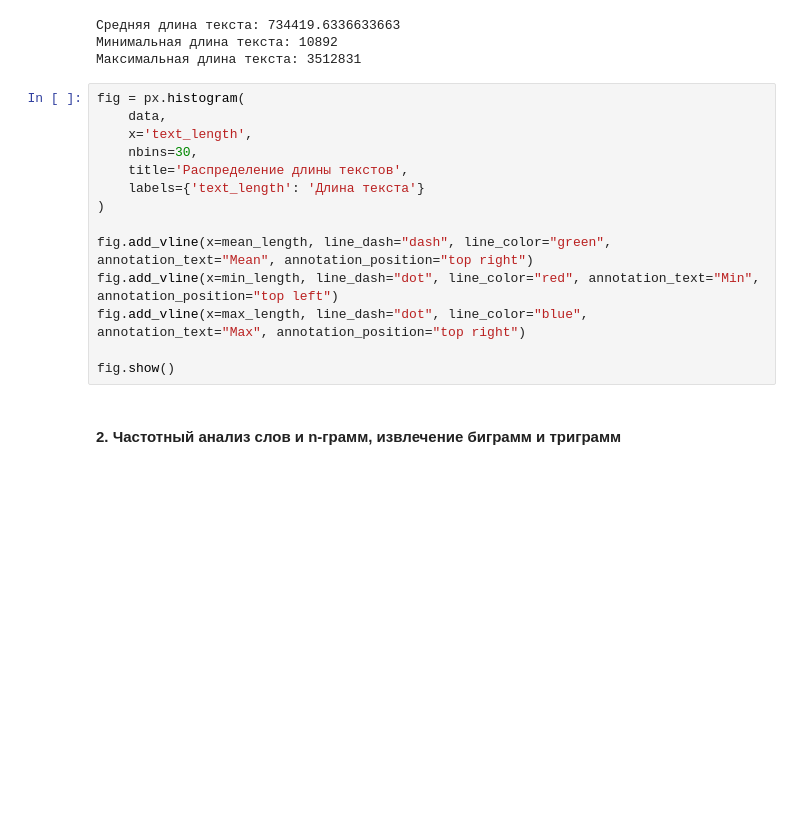
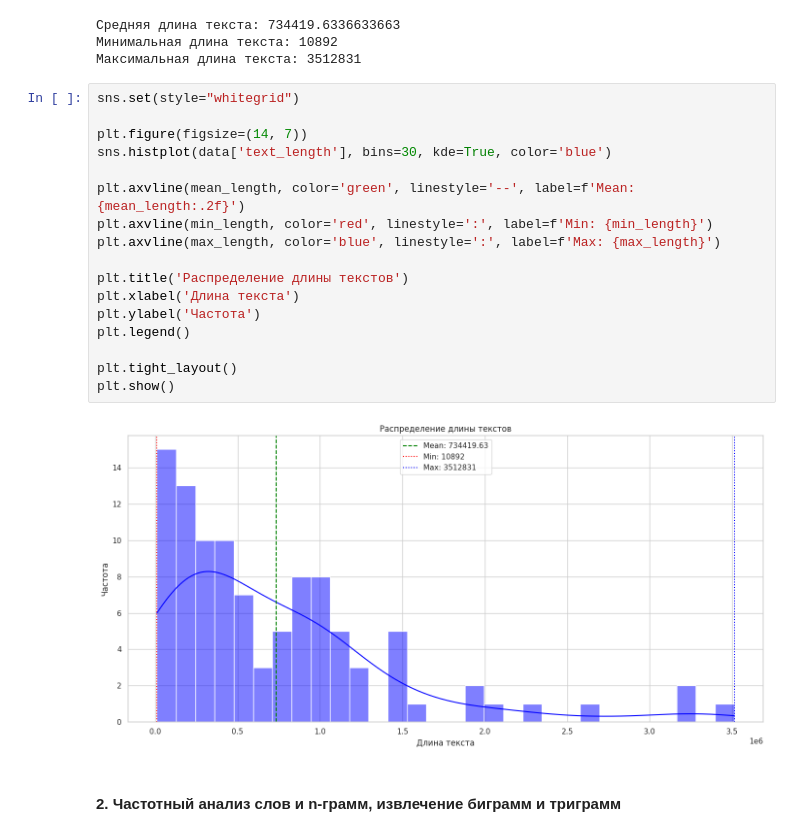
Before and after one commit to dslialin/temporary, a Jupyter notebook: hse/hse-nlp-eda-final.ipynb, the cells around one changed output. Saved outputs shown, nothing was run; the diff lists cells and outputs as text; blank space fills up the shorter version.

```diff
--- a/hse/hse-nlp-eda-final.ipynb
+++ b/hse/hse-nlp-eda-final.ipynb
@@ -75,20 +76,25 @@ print(f"Максимальная длина текста: {max_length}")
 Средняя длина текста: 734419.6336633663
 Минимальная длина текста: 10892
 Максимальная длина текста: 3512831
-# %%
-fig = px.histogram(
-    data,
-    x='text_length',
-    nbins=30,
-    title='Распределение длины текстов',
-    labels={'text_length': 'Длина текста'}
-)
-
-fig.add_vline(x=mean_length, line_dash="dash", line_color="green", annotation_text="Mean", annotation_position="top right")
-fig.add_vline(x=min_length, line_dash="dot", line_color="red", annotation_text="Min", annotation_position="top left")
-fig.add_vline(x=max_length, line_dash="dot", line_color="blue", annotation_text="Max", annotation_position="top right")
-
-fig.show()
+# %%
+sns.set(style="whitegrid")
+
+plt.figure(figsize=(14, 7))
+sns.histplot(data['text_length'], bins=30, kde=True, color='blue')
+
+plt.axvline(mean_length, color='green', linestyle='--', label=f'Mean: {mean_length:.2f}')
+plt.axvline(min_length, color='red', linestyle=':', label=f'Min: {min_length}')
+plt.axvline(max_length, color='blue', linestyle=':', label=f'Max: {max_length}')
+
+plt.title('Распределение длины текстов')
+plt.xlabel('Длина текста')
+plt.ylabel('Частота')
+plt.legend()
+
+plt.tight_layout()
+plt.show()
+# %% [output]
+[figure, added]
 # %% [markdown]
 #### <a id="section2"></a> 2. Частотный анализ слов и n-грамм, извлечение биграмм и триграмм
 # %%
```
Also changed, not shown: parts of 49 cells of this notebook.
